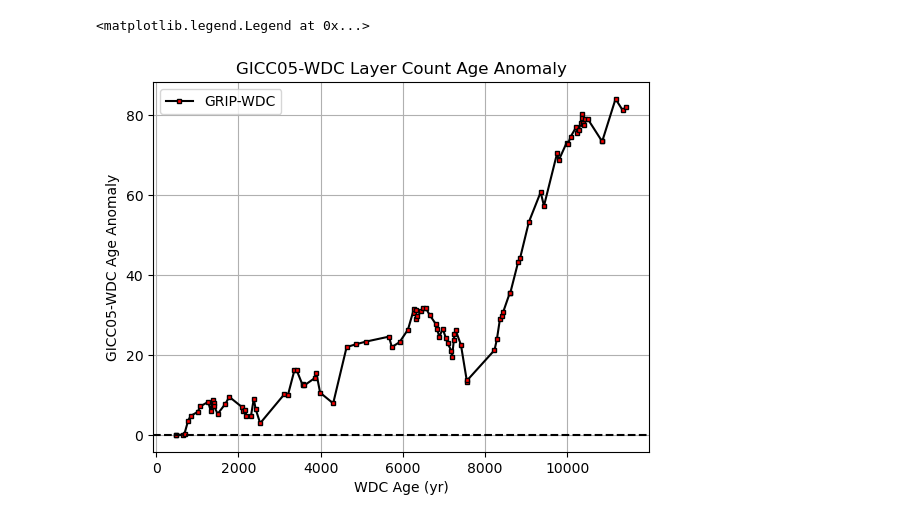
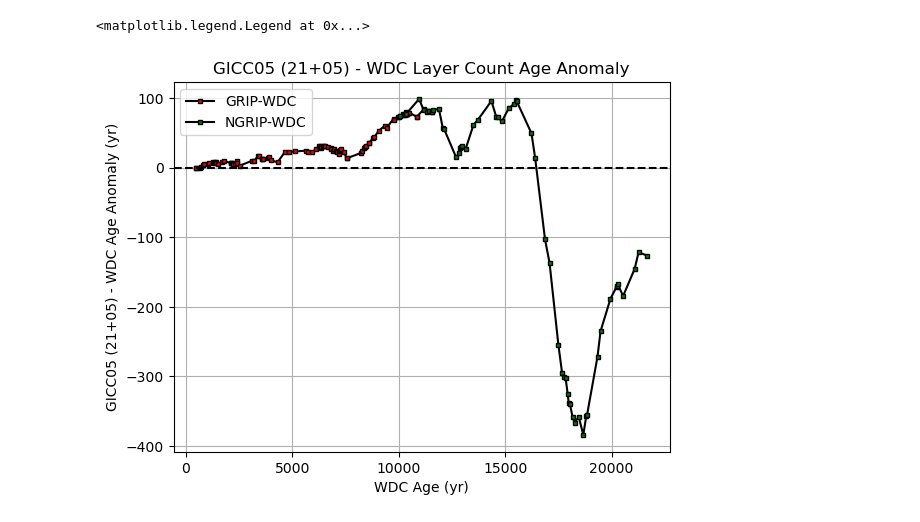
Before and after one commit to qmackay/BICC, a Jupyter notebook: Holcene Revision Work/Misc Python Code/long_term_comparisons.ipynb, the cells around one changed output. Drawn from its saved outputs; the diff is of its cells as text; code cells hidden in the pictures.

```diff
--- a/Holcene Revision Work/Misc Python Code/long_term_comparisons.ipynb
+++ b/Holcene Revision Work/Misc Python Code/long_term_comparisons.ipynb
@@ -23,6 +24,12 @@ ngrip_combined['age'] = ngrip_combined['age'] - 50
 edml_wdc_ties = pd.read_csv('/Users/quinnmackay/Documents/GitHub/BICC/Paleochrono BICC Work/Paleochrono BICC Experiment/BICC2025/EDML-WDC/iceice_synchro_horizons.txt', sep='\t', comment='#')
 edml_ngrip_ties = pd.read_excel('/Users/quinnmackay/Documents/GitHub/BICC/Holcene Revision Work/EDML LC/Data Files/NGRIP_EDML_match.xlsx', comment='#', usecols=[1,2], names=['depth1','depth2'], skiprows=11)
 grip_wdc_ties = pd.read_csv('/Users/quinnmackay/Documents/GitHub/BICC/Paleochrono BICC Work/Paleochrono BICC Experiment/BICC2025/GRIP-WDC/iceice_synchro_horizons.txt', sep='\t', comment='#')
+ngrip_wdc_ties = pd.read_csv('/Users/quinnmackay/Documents/GitHub/BICC/Paleochrono BICC Work/Paleochrono BICC Experiment/BICC2025/NGRIP-WDC/iceice_synchro_horizons.txt', sep='\t', comment='#')
+
+#more edml_ngrip ties, need to combine these (which may cause issues if this code isn't updated)
+edml_ngrip_ties2 = pd.read_csv('/Users/quinnmackay/Documents/GitHub/BICC/Paleochrono BICC Work/Paleochrono BICC Experiment/BICC2025/EDML-NGRIP/iceice_synchro_horizons.txt', sep='\t', comment='#')
+edml_ngrip_ties = pd.concat([edml_ngrip_ties, edml_ngrip_ties2], ignore_index=True)
+edml_ngrip_ties.sort_values(by='depth1', inplace=True)
 
 #interpolations
 edml_wdc_ties['old_edml age'] = np.interp(edml_wdc_ties['depth1'], edml_half['Depth (m)'], edml_half['yr b1950'])
@@ -33,5 +40,8 @@ edml_ngrip_ties['old_ngrip age'] = np.interp(edml_ngrip_ties['depth2'], ngrip_co
 
 grip_wdc_ties['old_grip age'] = np.interp(grip_wdc_ties['depth1'], gicc05_count['grip m'], gicc05_count['age'])
 grip_wdc_ties['old_wdc age'] = np.interp(grip_wdc_ties['depth2'], old_wdc_count['#Depth ice/snow [m]'], old_wdc_count['age'])
+
+ngrip_wdc_ties['old_ngrip age'] = np.interp(ngrip_wdc_ties['depth1'], ngrip_combined['depth'], ngrip_combined['age'])
+ngrip_wdc_ties['old_wdc age'] = np.interp(ngrip_wdc_ties['depth2'], old_wdc_count['#Depth ice/snow [m]'], old_wdc_count['age'])
 # %%
 #LC comparison check 1
@@ -79,14 +89,17 @@ grip_wdc_ties
 # %%
 #LC comparison check 3
-grip_wdc_ties = grip_wdc_ties[grip_wdc_ties['old_grip age'] <= 12000] #restricting to holocene
-#edml_ngrip_ties = edml_ngrip_ties[edml_ngrip_ties['depth1'] >= 82.33] #restricting to minimum LC availability
 plt.plot(grip_wdc_ties['old_wdc age'], (grip_wdc_ties['old_grip age'] - grip_wdc_ties['old_wdc age']), marker='s', ms=3, mfc='r',linestyle='-', color='k', alpha=1, label='GRIP-WDC')
+
+ngrip_wdc_ties = ngrip_wdc_ties[ngrip_wdc_ties['old_ngrip age'] <= 22000] #restricting to LGM
+plt.plot(ngrip_wdc_ties['old_wdc age'], (ngrip_wdc_ties['old_ngrip age'] - ngrip_wdc_ties['old_wdc age']), marker='s', ms=3, mfc='g',linestyle='-', color='k', alpha=1, label='NGRIP-WDC')
+
+
 plt.axhline(0, color='k', linestyle='--')
-plt.ylabel('GICC05-WDC Age Anomaly')
+plt.ylabel('GICC05 (21+05) - WDC Age Anomaly (yr)')
 plt.xlabel('WDC Age (yr)')
-plt.title('GICC05-WDC Layer Count Age Anomaly')
+plt.title('GICC05 (21+05) - WDC Layer Count Age Anomaly')
 plt.grid()
 plt.legend()
 # %% [output]
 <matplotlib.legend.Legend at 0x...>
-[figure, old version]
+[figure, new version]
```
Also changed, not shown: parts of 7 cells of this notebook, 10 other files.
